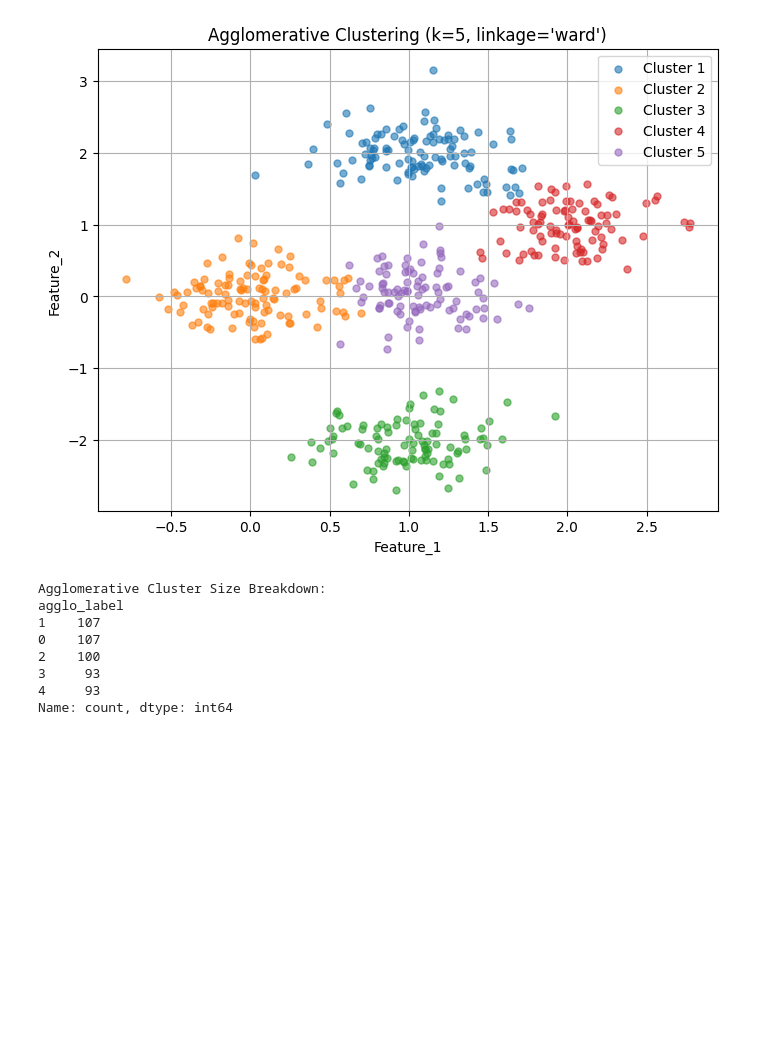
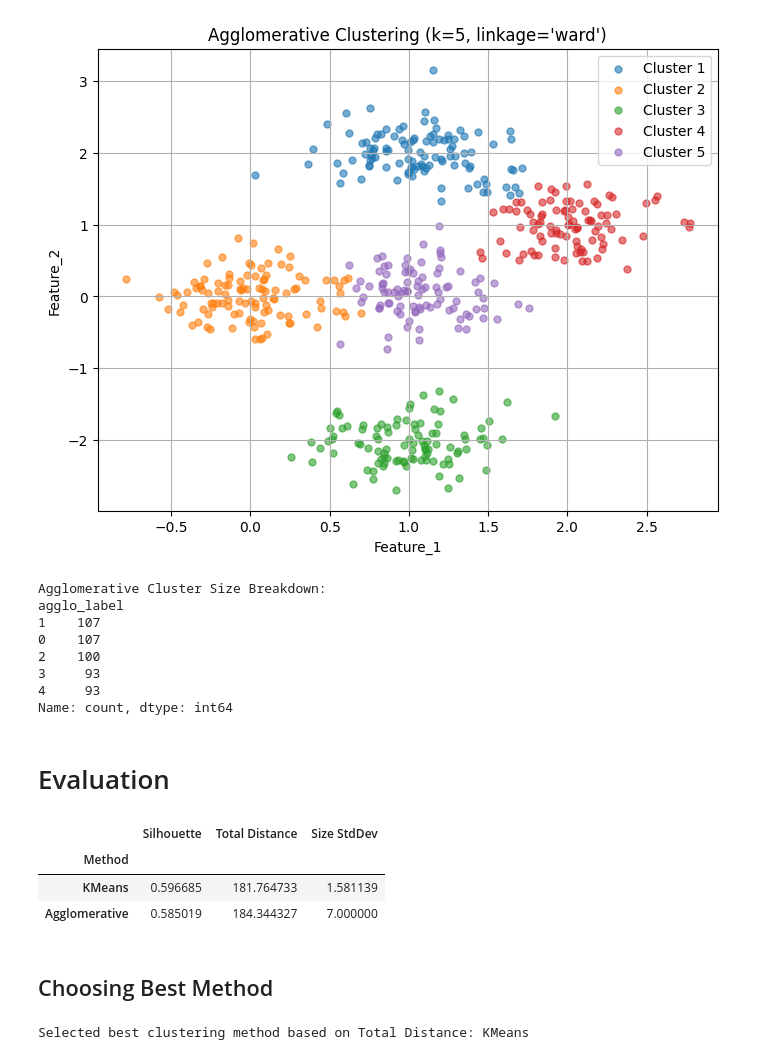
Before and after one commit to amirZZZkiller/snappfood-data-analyst-task, a Jupyter notebook: task 1 - restaurant assignment/task1.ipynb, the cells around one changed output. Cells and saved outputs as stored; diff of their text form; code cells hidden in the pictures; blank space fills up the shorter version.

Commit message:
feat(task1): evaluate clustering methods

```diff
--- a/task 1 - restaurant assignment/task1.ipynb
+++ b/task 1 - restaurant assignment/task1.ipynb
@@ -162,3 +164,54 @@ agglo_label
 3     93
 4     93
 Name: count, dtype: int64
+# %% [markdown]
+# Evaluation
+# %%
+def evaluate_clustering(df, label_col, method_name, centroids=None):
+    labels = df[label_col].values
+    unique_labels = np.unique(labels)
+
+    # Silhouette Score
+    silhouette = silhouette_score(df[['Feature_1', 'Feature_2']], labels) if len(set(labels)) > 1 else np.nan
+
+    # Intra-cluster total distance
+    total_distance = 0
+    for label in unique_labels:
+        cluster = df[df[label_col] == label][['Feature_1', 'Feature_2']]
+        if centroids is not None:
+            centroid = centroids[label].reshape(1, -1)
+        else:
+            centroid = cluster.mean().values.reshape(1, -1)
+        total_distance += np.linalg.norm(cluster.values - centroid, axis=1).sum()
+
+    # Cluster size balance
+    cluster_sizes = df[label_col].value_counts()
+    size_std = cluster_sizes.std()
+
+    return {
+        'Method': method_name,
+        'Silhouette': silhouette,
+        'Total Distance': total_distance,
+        'Size StdDev': size_std
+    }
+# %%
+# Evaluate KMeans and Agglomerative
+eval_kmeans = evaluate_clustering(df, 'kmeans_label', 'KMeans', centroids=kmeans_centroids)
+eval_agglo = evaluate_clustering(df, 'agglo_label', 'Agglomerative')
+
+# Create comparison DataFrame
+eval_df = pd.DataFrame([eval_kmeans, eval_agglo]).set_index('Method')
+eval_df
+# %% [output]
+|  | Silhouette | Total Distance | Size StdDev |
+| Method |  |  |  |
+| KMeans | 0.596685 | 181.764733 | 1.581139 |
+| Agglomerative | 0.585019 | 184.344327 | 7.000000 |
+# %% [markdown]
+## Choosing Best Method
+# %%
+# Choose method with lower total distance
+best_method = eval_df.sort_values(by=['Total Distance'], ascending=[True]).index[0]
+print(f"Selected best clustering method based on Total Distance: {best_method}")
+# %% [output]
+Selected best clustering method based on Total Distance: KMeans
```
Also changed, not shown: parts of 1 cell of this notebook.
